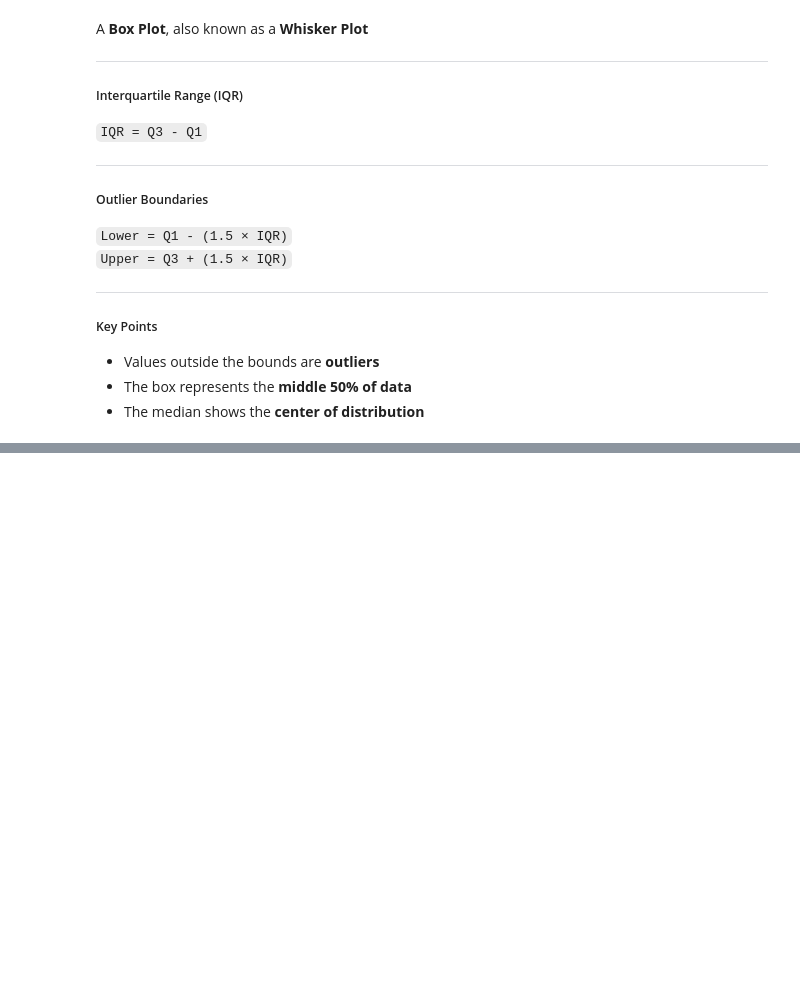
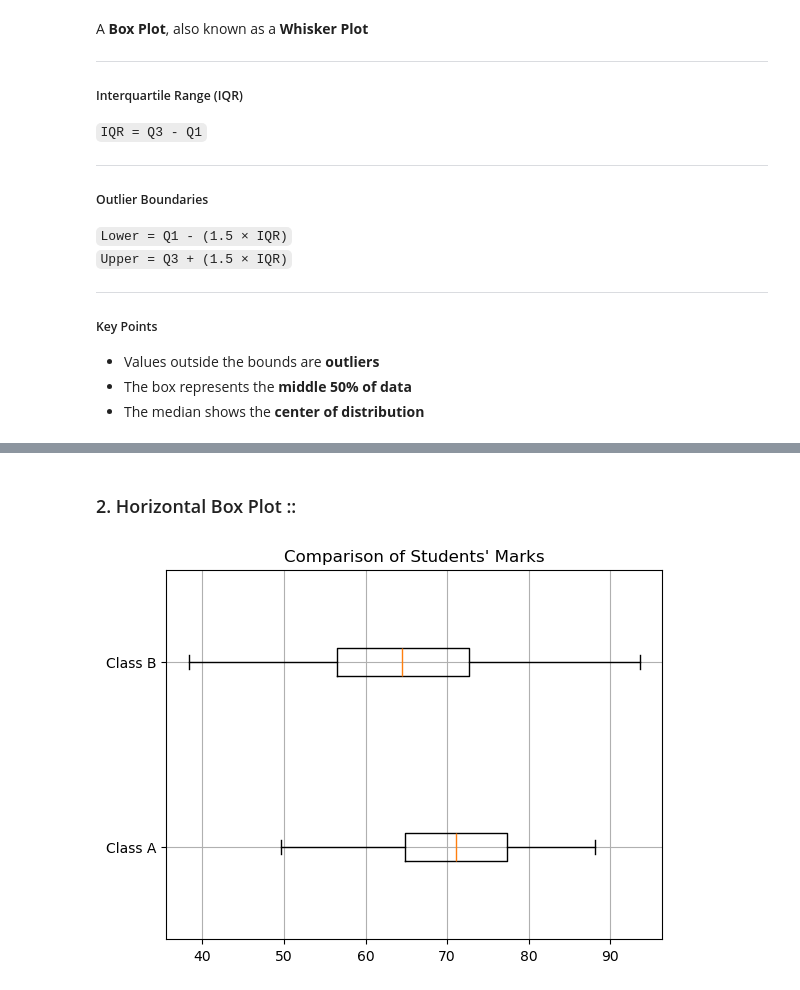
Before and after one commit to sayan629/AI_ML_python, a Jupyter notebook: (18) Data Visualization - 2/data_Visualization(part2).ipynb, the cells around one changed output, grey strips where cells are left out. Saved outputs shown, nothing was run; the diff lists cells and outputs as text; code cells hidden in the pictures; blank space fills up the shorter version.

```diff
--- a/(18) Data Visualization - 2/data_Visualization(part2).ipynb
+++ b/(18) Data Visualization - 2/data_Visualization(part2).ipynb
@@ -156,0 +176,13 @@ A **Box Plot**, also known as a **Whisker Plot**
+# %% [markdown]
+### 2. Horizontal Box Plot ::
+# %%
+np.random.seed(0)
+classA = np.random.normal(70, 8, 120)   # mean=70, std=8
+classB = np.random.normal(65, 12, 120)  # mean=65, std=12
+
+plt.boxplot([classA, classB], tick_labels=["Class A", "Class B"],vert=False)
+plt.title("Comparison of Students' Marks")
+plt.grid(True)
+plt.show()
+# %% [output]
+[figure, added]
```
Also changed, not shown: parts of 7 cells of this notebook.
